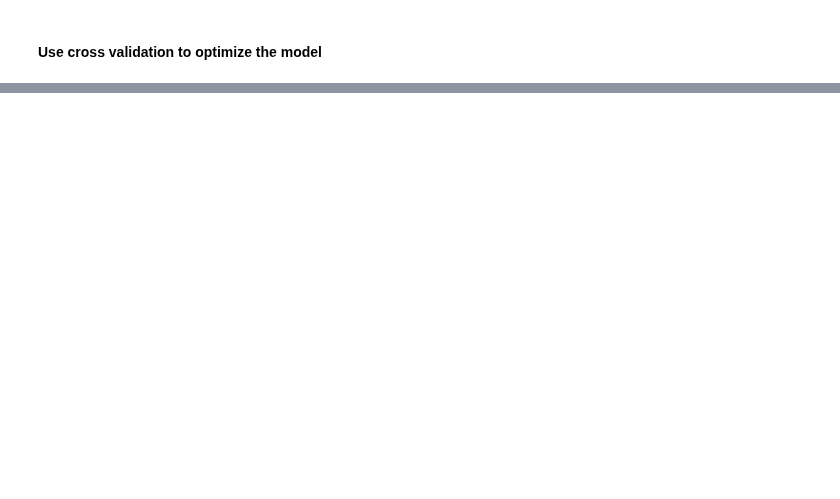
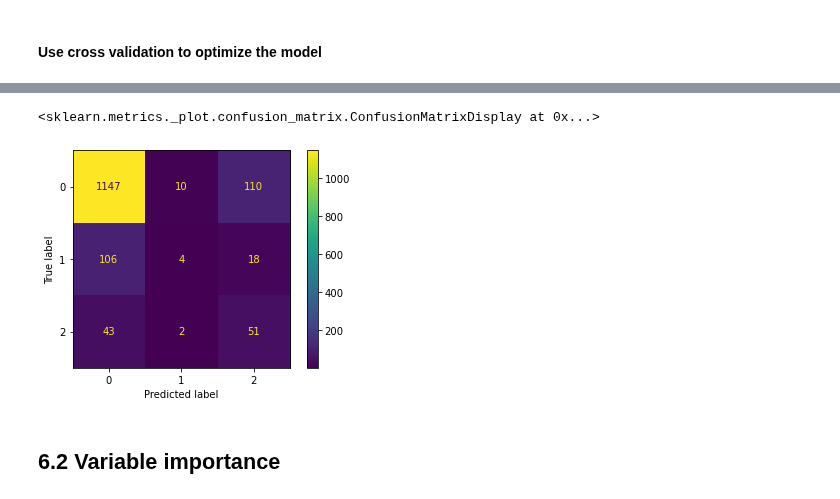
Before and after one commit to atyvaert/big-data, a Jupyter notebook: src/Models/Engagement rate versie 2.ipynb, the cells around one changed output, grey strips where cells are left out. Drawn from its saved outputs; the diff is of its cells as text; code cells hidden in the pictures; blank space fills up the shorter version.

```diff
--- a/src/Models/Engagement rate versie 2.ipynb
+++ b/src/Models/Engagement rate versie 2.ipynb
@@ -845,0 +769,3 @@ train, test = preprocessed_data.randomSplit([0.7, 0.3], seed= 100)
+# %%
+# define random forest model
+RF = RandomForestClassifier(featuresCol = "features", labelCol = "label", weightCol= "weight")
@@ -846,4 +828,8 @@ train, test = preprocessed_data.randomSplit([0.7, 0.3], seed= 100)
+# %%
+# define pipeline model and fit on training data
+RF_pipeline = Pipeline().setStages([IDX, num_VA,SI_media, SI_hour, SI_week_day,
+                                    SI_month, SI_day_month, encoder, cat_VA, VA_RF, RF])\
+                        .fit(train)
 # %%
-# check number of observations in both datasets
-#print("Number of observations in the training set: %s " % train.count())
-#print("Number of observations in the test set: %s " %test.count())
+# get predictions on test set
+rf_preds = RF_pipeline.transform(test)
@@ -856,3 +835,0 @@ rf_model = RF.fit(train)
-# %%
-# get predictions on test set
-rf_preds = rf_model.transform(test)
@@ -955,0 +932,18 @@ shap.summary_plot(shap_values,  test)
+# %%
+from sklearn.metrics import confusion_matrix, ConfusionMatrixDisplay
+
+# get predictions and labels
+preds_and_labels = rf_preds.select(['prediction','label']) \
+                                  .withColumn('label', F.col('label').cast(FloatType())) \
+                                  .orderBy('prediction') \
+                                  .toPandas()
+
+# get confusion matrix
+cm = confusion_matrix(preds_and_labels["label"], preds_and_labels["prediction"], labels=[0, 1, 2])
+# get confusion matrix figure
+disp = ConfusionMatrixDisplay(confusion_matrix=cm, display_labels=[0, 1, 2])
+# plot figure
+disp.plot()
+# %% [output]
+<sklearn.metrics._plot.confusion_matrix.ConfusionMatrixDisplay at 0x...>
+[figure, added]
@@ -955,0 +954,2 @@ shap.summary_plot(shap_values,  test)
+# %% [markdown]
+## 6.2 Variable importance
```
Also changed, not shown: parts of 109 cells of this notebook.
